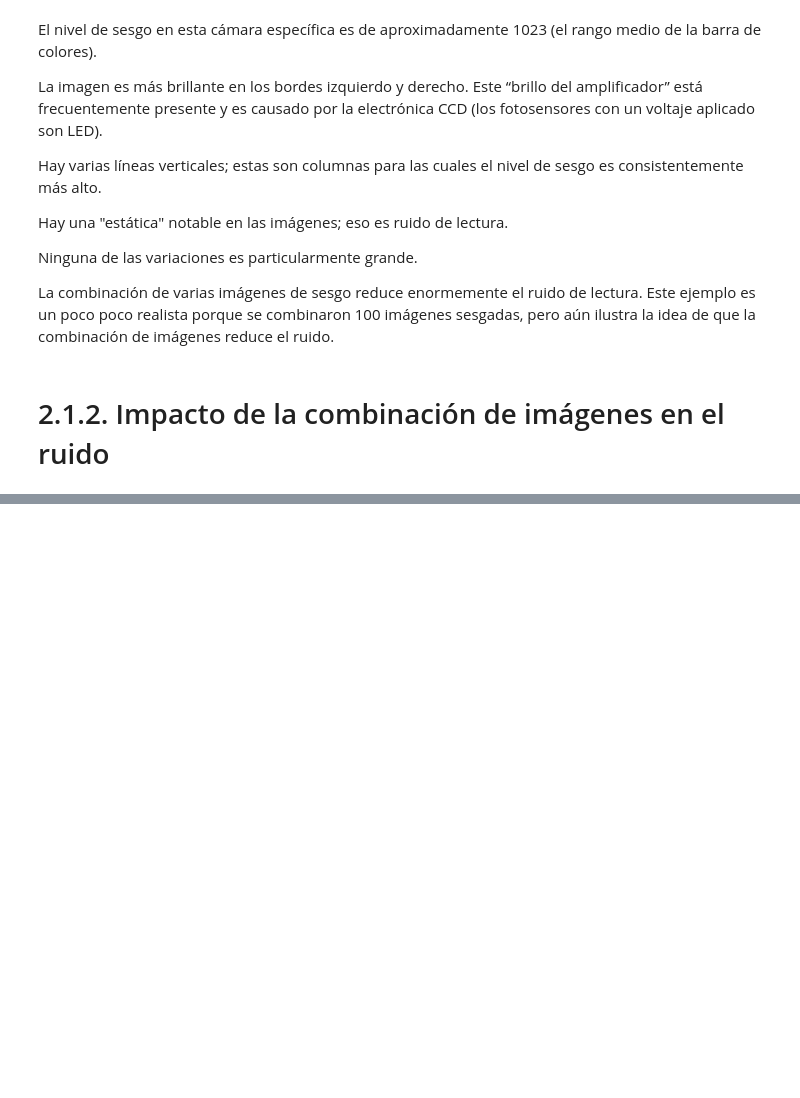
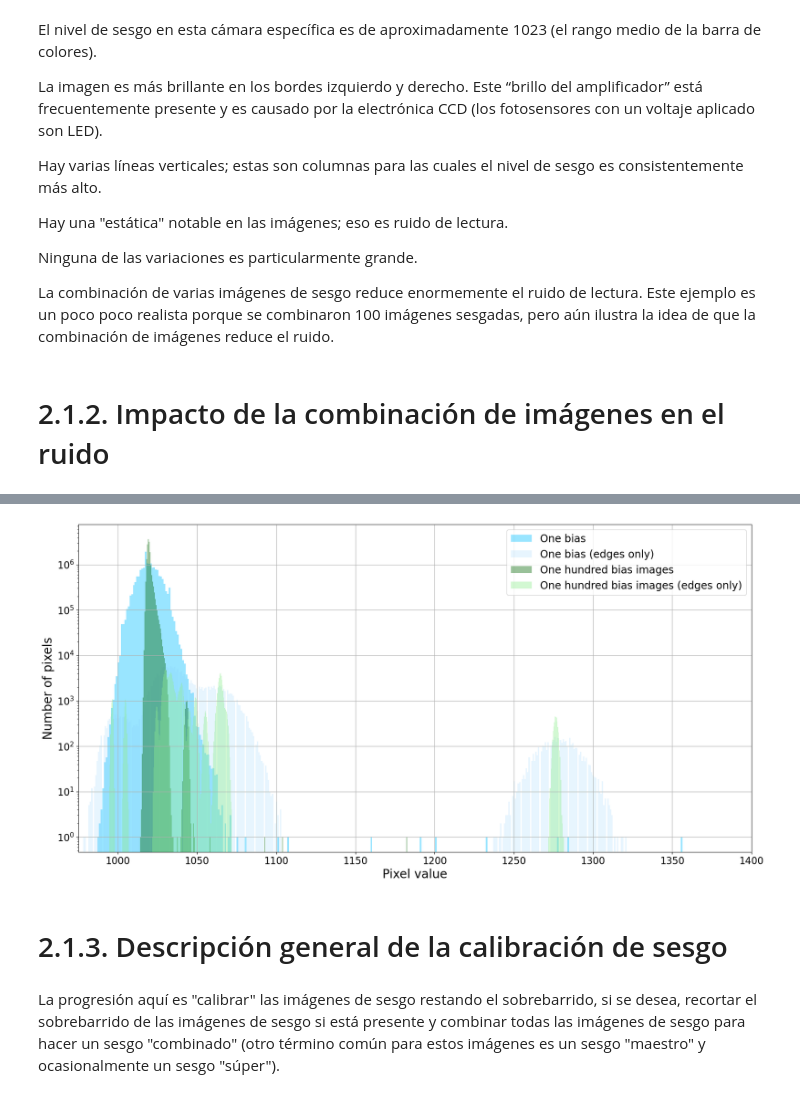
Before and after one commit to MarkusRabus/PracticaVeranoUCSC_2022, a Jupyter notebook: 2.1.Bias_y_imagenes.ipynb, the cells around one changed output, grey strips where cells are left out. Drawn from its saved outputs; the diff is of its cells as text; code cells hidden in the pictures; blank space fills up the shorter version.

```diff
--- a/2.1.Bias_y_imagenes.ipynb
+++ b/2.1.Bias_y_imagenes.ipynb
@@ -64,0 +67,22 @@ La combinación de varias imágenes de sesgo reduce enormemente el ruido de lect
+# %%
+plt.figure(figsize=(20, 10))
+hist(one_bias.data[:, 15:-30].flatten(), bins=800, alpha=0.4, label='One bias', color='deepskyblue')
+hist(np.concatenate((one_bias.data[:, :15].flatten(), one_bias.data[:, -30:].flatten())), bins=400, alpha=0.2, label='One bias (edges only)', color='lightskyblue')
+#hist(, bins=800, alpha=0.2, label='One bias (edges only)', color='darkblue')
+hist(one_hundred_bias.data[:, 15:-30].flatten(), bins=800, alpha=0.4, label='One hundred bias images', color='darkgreen')
+hist(np.concatenate((one_hundred_bias.data[:, :15].flatten(), one_hundred_bias.data[:, -30:].flatten())), bins=800, alpha=0.4, label='One hundred bias images (edges only)', color='lightgreen')
+
+#hist(one_hundred_bias.data[:, :15].flatten(), bins=800, alpha=0.4, label='One hundred bias images', color='darkgreen')
+
+plt.grid()
+plt.xlim(975, 1400)
+plt.legend()
+plt.xlabel('Pixel value')
+plt.ylabel('Number of pixels')
+plt.semilogy();
+# %% [output]
+[figure, added]
+# %% [markdown]
+<h1>2.1.3. Descripción general de la calibración de sesgo
+# %% [markdown]
+La progresión aquí es "calibrar" las imágenes de sesgo restando el sobrebarrido, si se desea, recortar el sobrebarrido de las imágenes de sesgo si está presente y combinar todas las imágenes de sesgo para hacer un sesgo "combinado" (otro término común para estos imágenes es un sesgo "maestro" y ocasionalmente un sesgo "súper").
```
Also changed, not shown: parts of 1 cell of this notebook.
